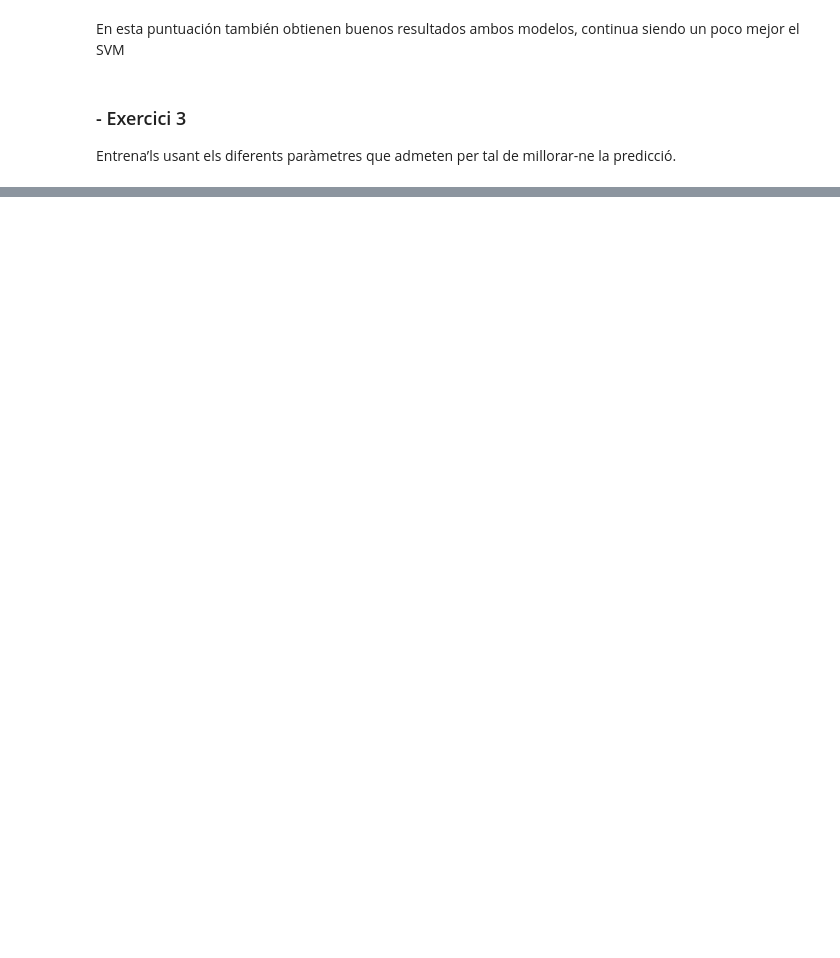
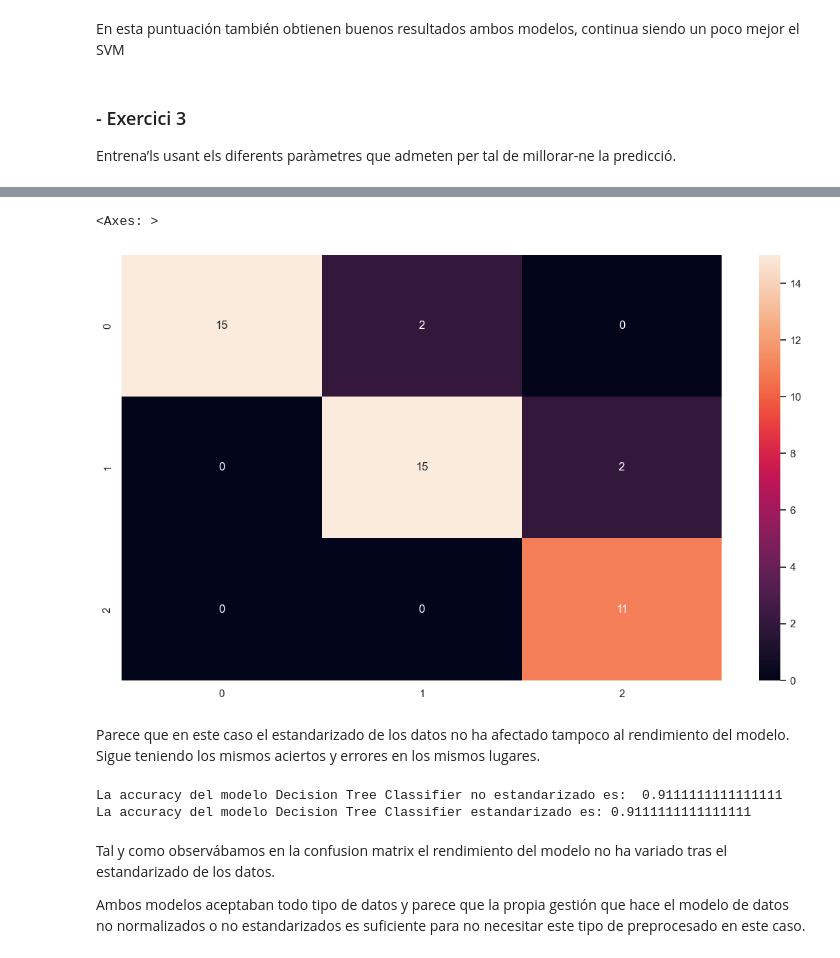
Before and after one commit to maribelseara/ML_classification, a Jupyter notebook: ml_classification.ipynb, the cells around one changed output, grey strips where cells are left out. Cells and saved outputs as stored; diff of their text form; code cells hidden in the pictures; blank space fills up the shorter version.

```diff
--- a/ml_classification.ipynb
+++ b/ml_classification.ipynb
@@ -322,0 +522,22 @@ Entrena’ls usant els diferents paràmetres que admeten per tal de millorar-ne
+# %%
+clf_tree_es = DecisionTreeClassifier().fit(X_train_es,y_train)
+y_pred_tree_es=clf_tree_es.predict(X_test_es)
+# %%
+cm_tree_es=confusion_matrix(y_test, y_pred_tree_es, labels=clf_tree_es.classes_)
+sns.heatmap(cm_tree_es, annot=True)
+# %% [output]
+<Axes: >
+[figure, added]
+# %% [markdown]
+Parece que en este caso el estandarizado de los datos no ha afectado tampoco al rendimiento del modelo. Sigue teniendo los mismos aciertos y errores en los mismos lugares.
+# %%
+acc_score_tree_es=accuracy_score(y_test, y_pred_tree_es)
+print("La accuracy del modelo Decision Tree Classifier no estandarizado es: ", acc_score_tree)
+print("La accuracy del modelo Decision Tree Classifier estandarizado es:", acc_score_tree_es)
+# %% [output]
+La accuracy del modelo Decision Tree Classifier no estandarizado es:  0.9111111111111111
+La accuracy del modelo Decision Tree Classifier estandarizado es: 0.9111111111111111
+# %% [markdown]
+Tal y como observábamos en la confusion matrix el rendimiento del modelo no ha variado tras el estandarizado de los datos.
+
+Ambos modelos aceptaban todo tipo de datos y parece que la propia gestión que hace el modelo de datos no normalizados o no estandarizados es suficiente para no necesitar este tipo de preprocesado en este caso.
```
Also changed, not shown: parts of 42 cells of this notebook.
